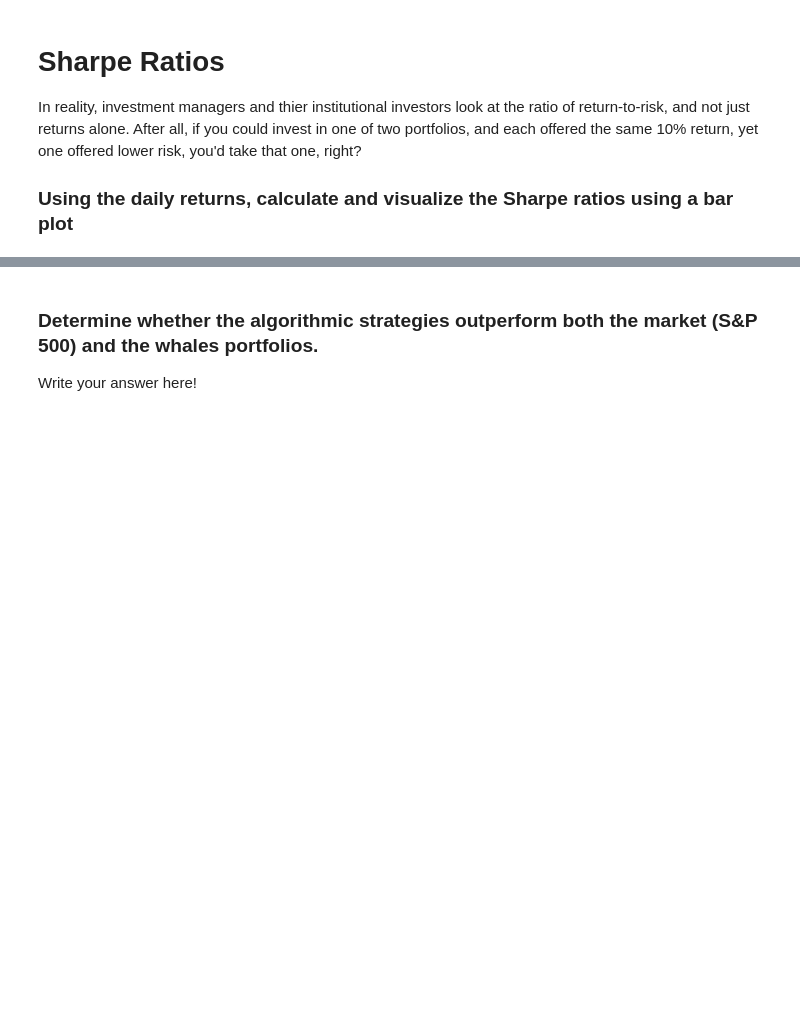
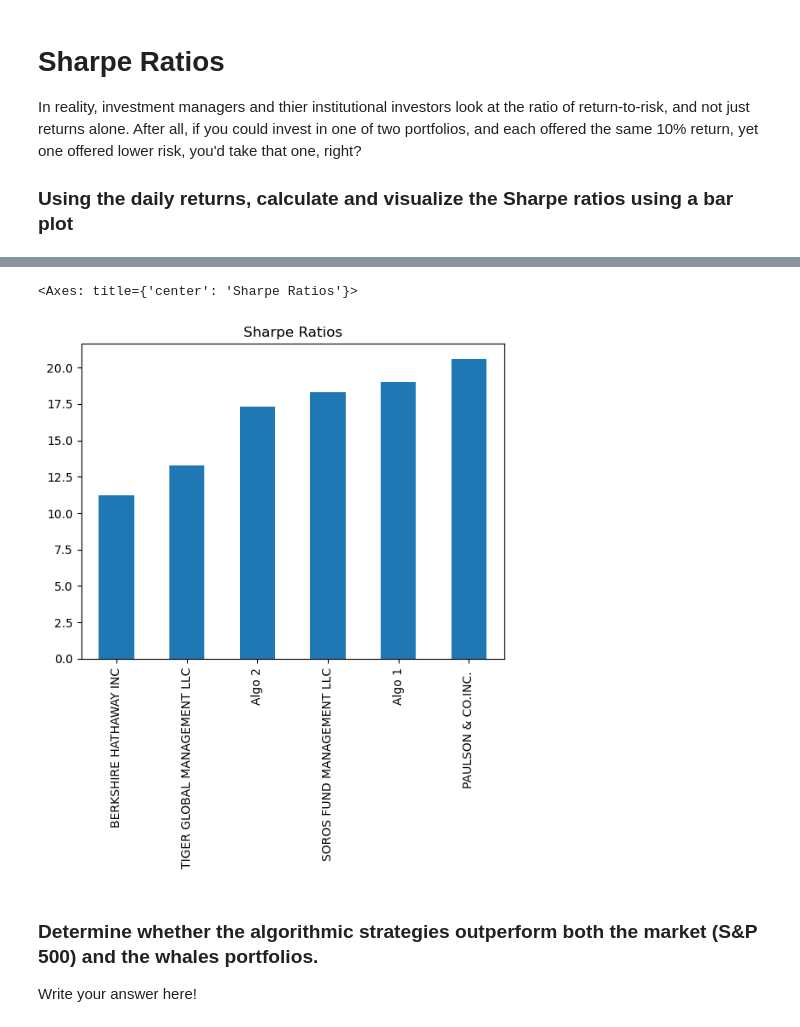
Before and after one commit to fintech-lex/whale_portfolios, a Jupyter notebook: whale_analysis.ipynb, the cells around one changed output, grey strips where cells are left out. Drawn from its saved outputs; the diff is of its cells as text; code cells hidden in the pictures; blank space fills up the shorter version.

```diff
--- a/whale_analysis.ipynb
+++ b/whale_analysis.ipynb
@@ -298,13 +273,24 @@ dtype: float64
 # %%
 # Calculate  the daily standard deviation of S&P 500
 
-sp_daily = sp_nonull.std()
+sp_daily = sp_df.std()
 sp_daily
 
 # Determine which portfolios are riskier than the S&P 500
 
-risky_ports = portsonly.std().sort_values(ascending=False)
-risky_ports
+portfolios_only = pd.concat([whale_df,algo_df], axis="columns", join="inner")
+
+daily_std = portfolios_only.std().sort_values(ascending=False)
+daily_std
+
+# variance = combine['Close'].var()
+# variance
+
+# covariance = combine['Close'].cov(combine['Algo'])
+# covariance
+
+# risky_ports = portsonly.std().sort_values(ascending=False)
+# risky_ports
 
 # test = sp_nonull.std()
 # test.dtypes
@@ -402,3 +418,5 @@ In reality, investment managers and thier institutional investors look at the ra
 ### Using the daily returns, calculate and visualize the Sharpe ratios using a bar plot
 # %%
 # Annualized Sharpe Ratios
+sharpe_ratio = (daily_std.mean() * 252) / (daily_std * np.sqrt(252))
+sharpe_ratio
@@ -405,5 +431,9 @@ In reality, investment managers and thier institutional investors look at the ra
 # %%
 # Visualize the sharpe ratios as a bar plot
+sharpe_ratio.plot.bar(title='Sharpe Ratios')
+# %% [output]
+<Axes: title={'center': 'Sharpe Ratios'}>
+[figure, added]
 # %% [markdown]
 ### Determine whether the algorithmic strategies outperform both the market (S&P 500) and the whales portfolios.
 
```
Also changed, not shown: parts of 25 cells of this notebook, 4 other files.
